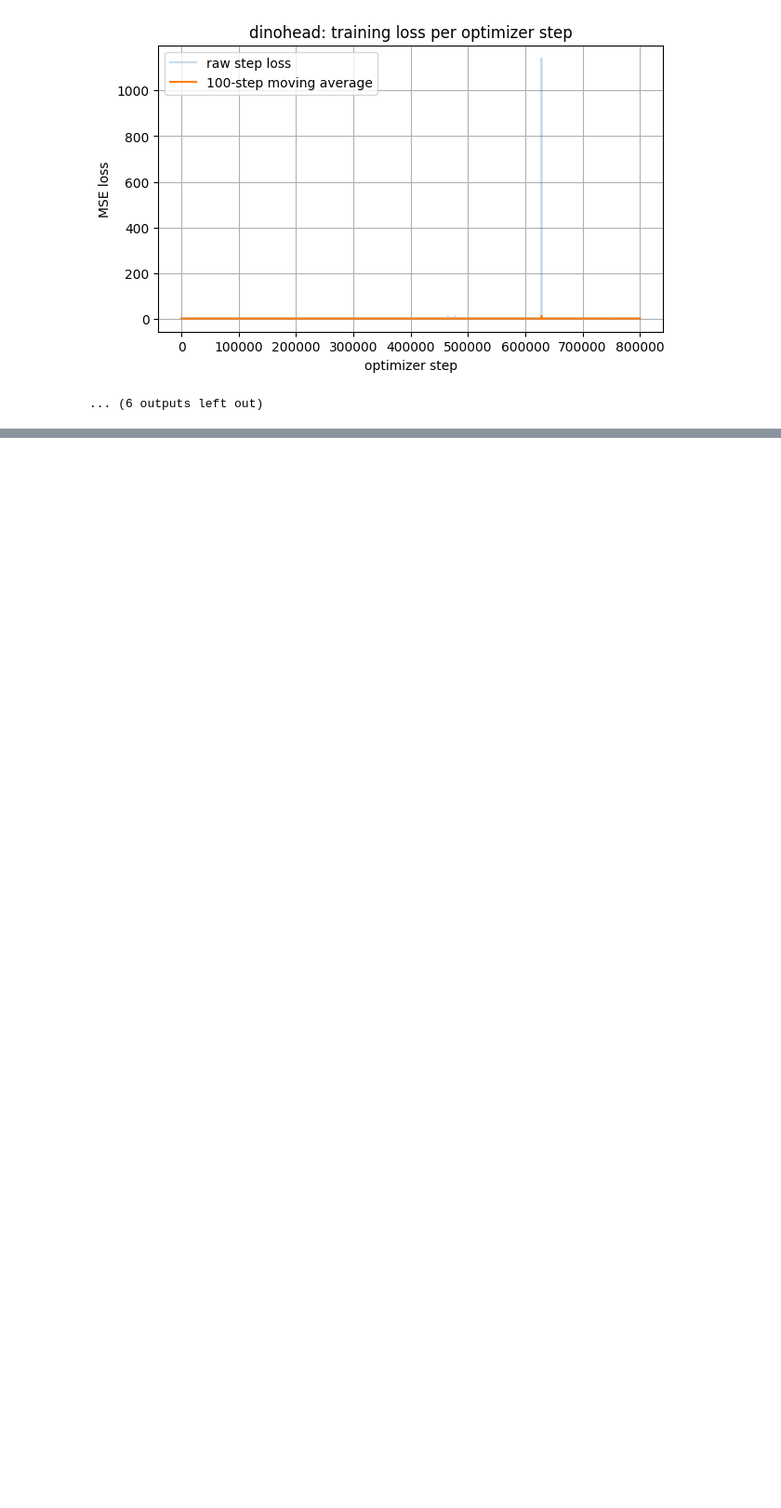
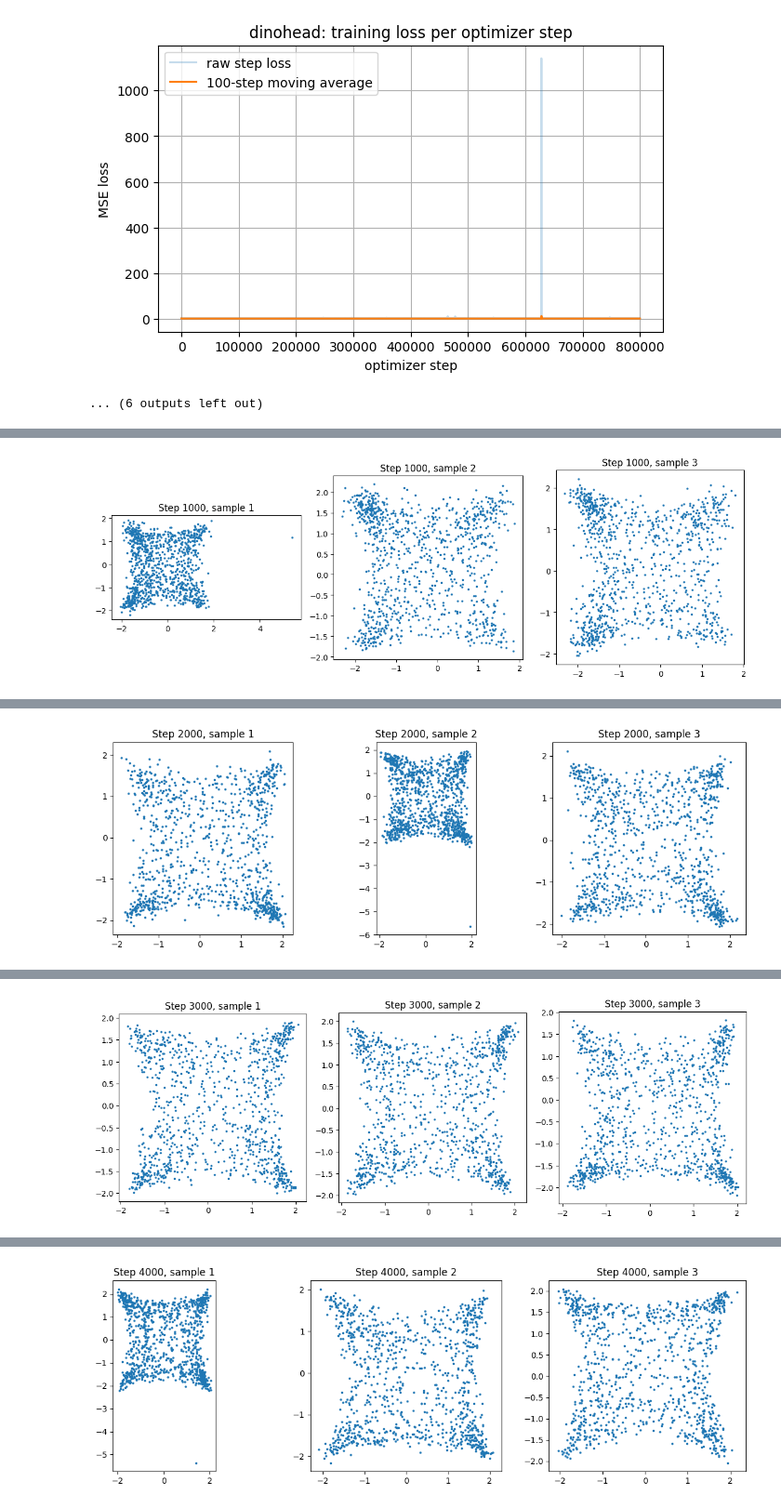
Before and after one commit to paddingtonzhu-stack/Diffusion-model-starter, a Jupyter notebook: diffusion-model-task2-4-2-quality-fixed.ipynb, the cells around one changed output, grey strips where cells are left out. Shown at 93% size. Cells and saved outputs as stored; diff of their text form; code cells hidden in the pictures; blank space fills up the shorter version.

Commit message:
learn to generate stars

```diff
--- a/diffusion-model-task2-4-2-quality-fixed.ipynb
+++ b/diffusion-model-task2-4-2-quality-fixed.ipynb
@@ -1222,0 +1336,13 @@ In this hyperparameter study, I varied `beta_end` while keeping the model archit
+# %%
+device = "cuda" if torch.cuda.is_available() else "cpu"
+
+T = 300
+
+betas = torch.linspace(1e-4, 0.02, T, device=device)
+alphas = 1.0 - betas
+alpha_bars = torch.cumprod(alphas, dim=0)
+
+sqrt_alpha_bars = torch.sqrt(alpha_bars)
+sqrt_one_minus_alpha_bars = torch.sqrt(1.0 - alpha_bars)
+
+print("alpha_bar_T =", alpha_bars[-1].item())
@@ -1222,0 +1434,63 @@ In this hyperparameter study, I varied `beta_end` while keeping the model archit
+# %%
+model = AdvancedNoisePredictor(
+    time_emb_dim=64,
+    coord_emb_dim=32,
+    hidden_dim=256,
+).to(device)
+
+optimizer = torch.optim.Adam(model.parameters(), lr=1e-3)
+
+num_training_steps = 10000
+plot_every = 1000
+
+loss_history = []
+global_step = 0
+
+while global_step < num_training_steps:
+    for (x0,) in dataloader:
+        if global_step >= num_training_steps:
+            break
+
+        x0 = x0.to(device)  # (batch, 1024, 2)
+
+        batch_size = x0.shape[0]
+
+        # sample random timestep for each shape
+        t = torch.randint(0, T, (batch_size,), device=device)
+
+        # sample true Gaussian noise
+        noise = torch.randn_like(x0)
+
+        # forward noising
+        x_t = q_sample_advanced(
+            x0,
+            t,
+            noise,
+            sqrt_alpha_bars,
+            sqrt_one_minus_alpha_bars,
+        )
+
+        # model predicts noise
+        pred_noise = model(x_t, t)
+
+        # MSE loss
+        loss = F.mse_loss(pred_noise, noise)
+
+        optimizer.zero_grad()
+        loss.backward()
+        optimizer.step()
+
+        global_step += 1
+        loss_history.append(loss.item())
+
+        if global_step % 100 == 0:
+            print(f"Step {global_step}, loss = {loss.item():.6f}")
+
+        if global_step % plot_every == 0:
+            plot_generated_samples(
+                model,
+                step=global_step,
+                num_shapes=3,
+                num_points=1024,
+            )
+# %% [output]
@@ -1222,0 +1507 @@ In this hyperparameter study, I varied `beta_end` while keeping the model archit
+[figure, added]
@@ -1222,0 +1518 @@ In this hyperparameter study, I varied `beta_end` while keeping the model archit
+[figure, added]
@@ -1222,0 +1529 @@ In this hyperparameter study, I varied `beta_end` while keeping the model archit
+[figure, added]
@@ -1222,0 +1540 @@ In this hyperparameter study, I varied `beta_end` while keeping the model archit
+[figure, added]
```
Also changed, not shown: parts of 15 cells of this notebook.
